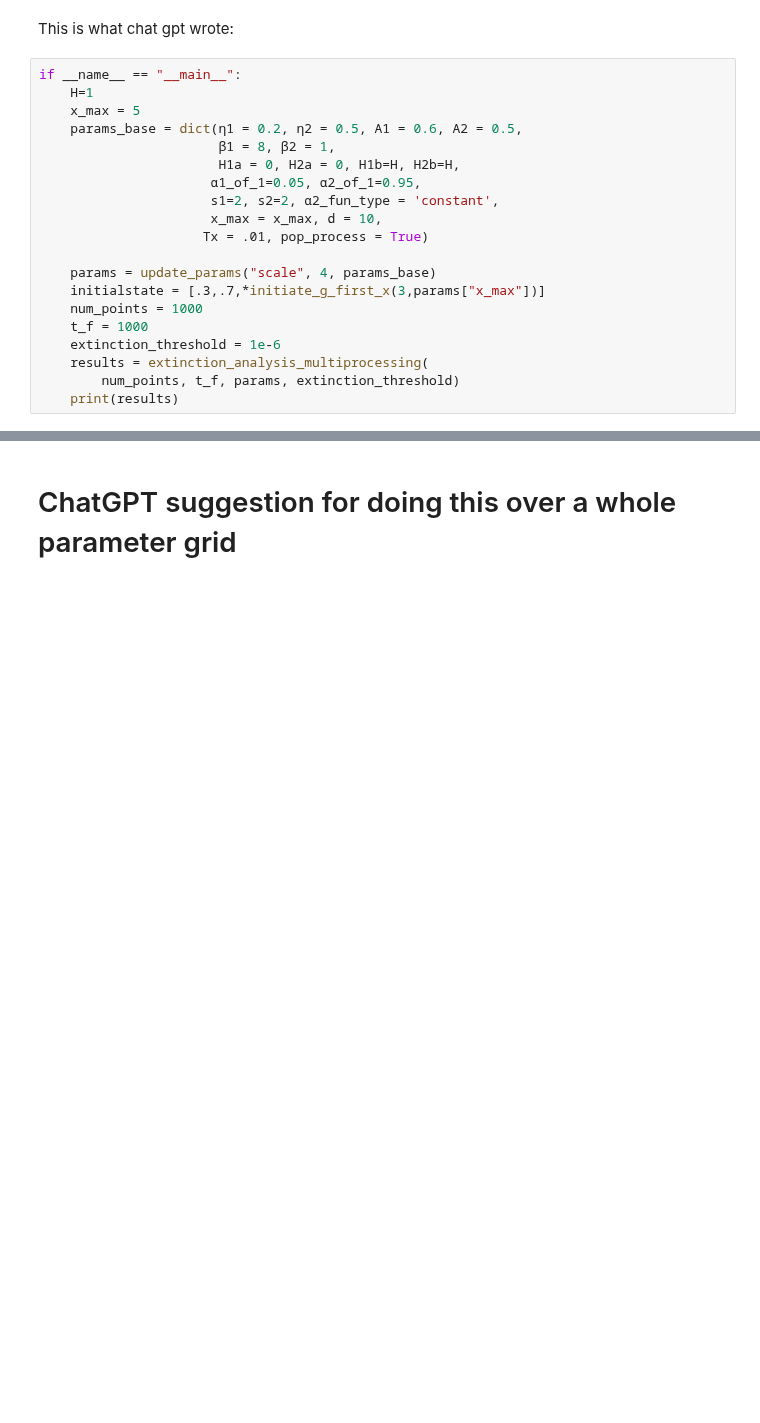
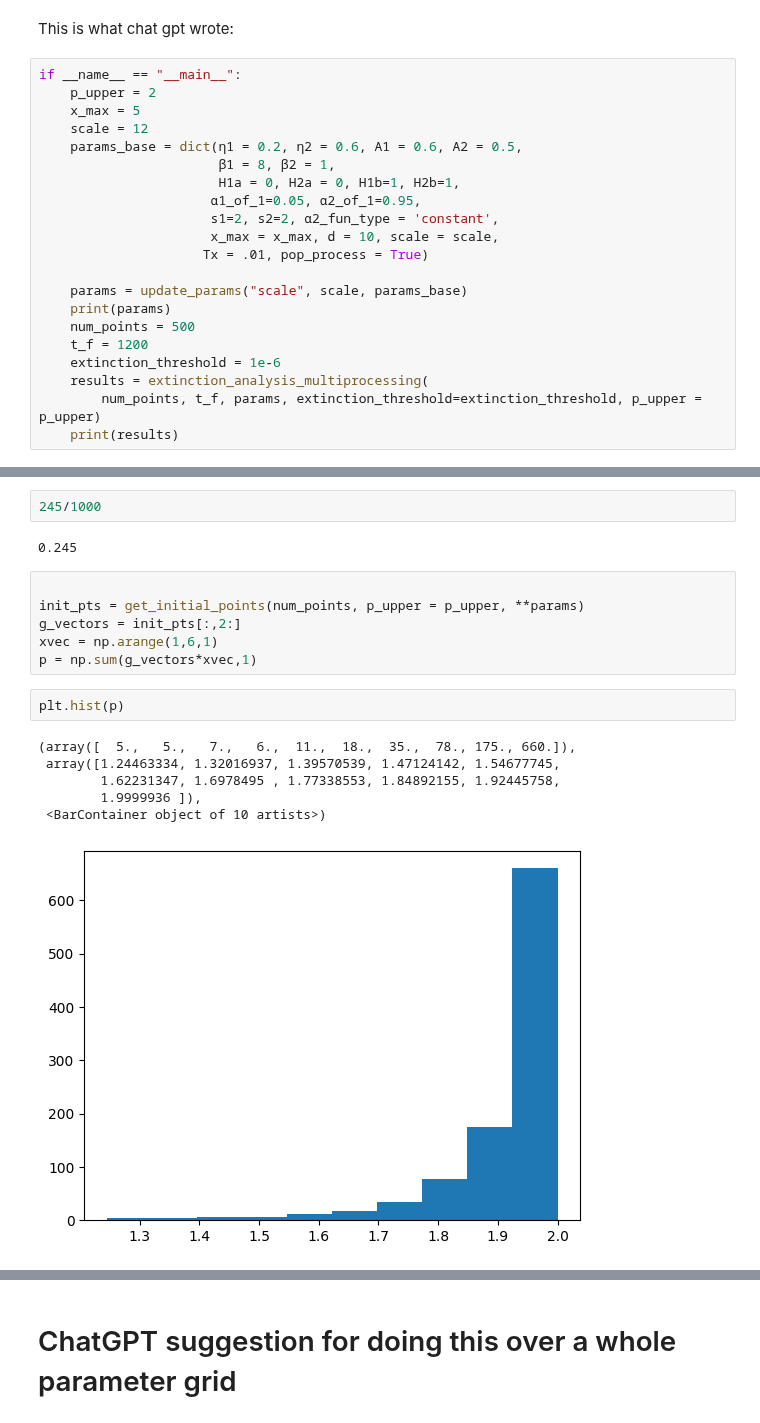
Before and after one commit to taliaborofsky/AdaptiveDynamics_CH_RS, a Jupyter notebook: ExtinctionAnalysis.ipynb, the cells around one changed output, grey strips where cells are left out. Cells and saved outputs as stored; diff of their text form; blank space fills up the shorter version.

Commit message:
fixed initial points and extinction analysis

```diff
--- a/ExtinctionAnalysis.ipynb
+++ b/ExtinctionAnalysis.ipynb
@@ -43,22 +44,23 @@ from equilibria_funs import initiate_g_first_x
 This is what chat gpt wrote:
 # %%
 if __name__ == "__main__":
-    H=1
+    p_upper = 2
     x_max = 5
-    params_base = dict(η1 = 0.2, η2 = 0.5, A1 = 0.6, A2 = 0.5,
+    scale = 12
+    params_base = dict(η1 = 0.2, η2 = 0.6, A1 = 0.6, A2 = 0.5,
                        β1 = 8, β2 = 1,
-                       H1a = 0, H2a = 0, H1b=H, H2b=H,
+                       H1a = 0, H2a = 0, H1b=1, H2b=1,
                       α1_of_1=0.05, α2_of_1=0.95,
                       s1=2, s2=2, α2_fun_type = 'constant',
-                      x_max = x_max, d = 10,
+                      x_max = x_max, d = 10, scale = scale,
                      Tx = .01, pop_process = True)
 
-    params = update_params("scale", 4, params_base)
-    initialstate = [.3,.7,*initiate_g_first_x(3,params["x_max"])]
-    num_points = 1000
-    t_f = 1000
+    params = update_params("scale", scale, params_base)
+    print(params)
+    num_points = 500
+    t_f = 1200
     extinction_threshold = 1e-6
     results = extinction_analysis_multiprocessing(
-        num_points, t_f, params, extinction_threshold)
+        num_points, t_f, params, extinction_threshold=extinction_threshold, p_upper = p_upper)
     print(results)
 # %% [output]
@@ -65,0 +73,19 @@ if __name__ == "__main__":
+# %%
+245/1000
+# %% [output]
+0.245
+# %%
+
+init_pts = get_initial_points(num_points, p_upper = p_upper, **params)
+g_vectors = init_pts[:,2:]
+xvec = np.arange(1,6,1)
+p = np.sum(g_vectors*xvec,1)
+# %%
+plt.hist(p)
+# %% [output]
+(array([  5.,   5.,   7.,   6.,  11.,  18.,  35.,  78., 175., 660.]),
+ array([1.24463334, 1.32016937, 1.39570539, 1.47124142, 1.54677745,
+        1.62231347, 1.6978495 , 1.77338553, 1.84892155, 1.92445758,
+        1.9999936 ]),
+ <BarContainer object of 10 artists>)
+[figure, added]
```
Also changed, not shown: parts of 5 cells of this notebook, 4 other files.
